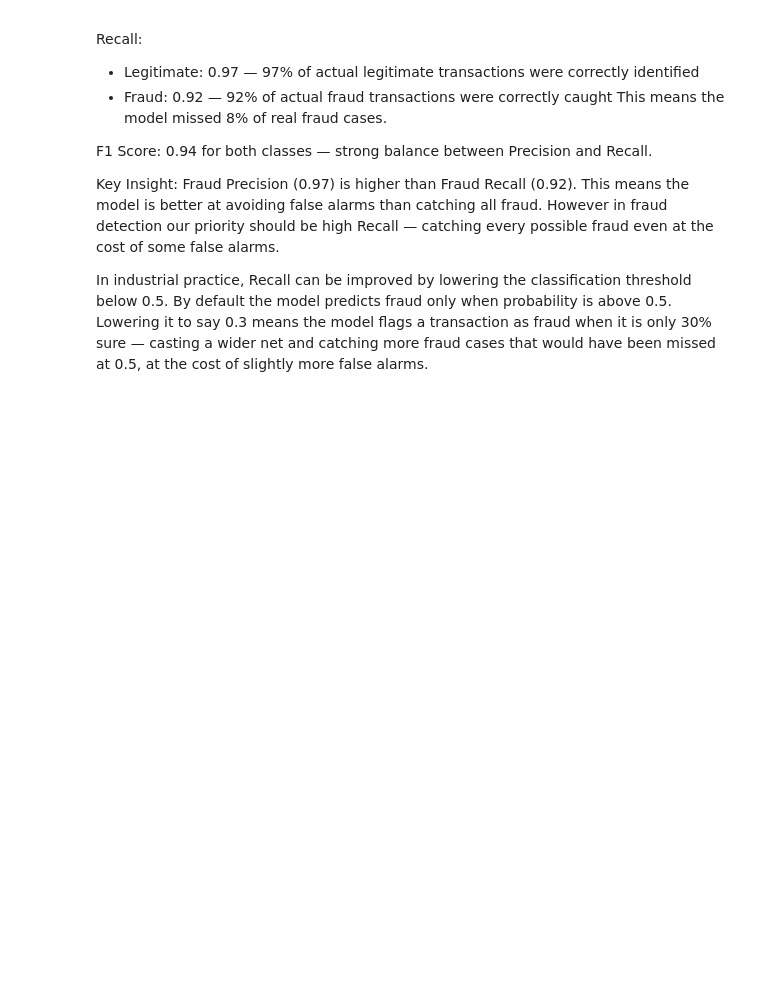
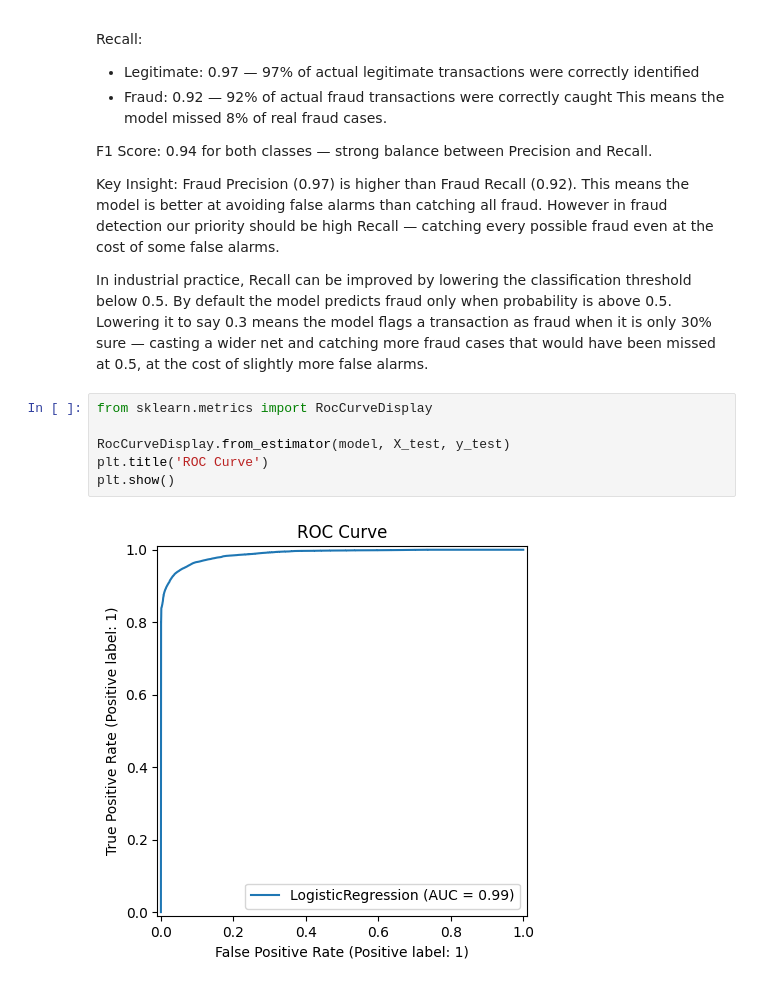
Before and after one commit to Jeeshan-Shrestha/Credit-Card-Fraud-Detection-Model, a Jupyter notebook: main.ipynb, the cells around one changed output. Cells and saved outputs as stored; diff of their text form; blank space fills up the shorter version.

```diff
--- a/main.ipynb
+++ b/main.ipynb
@@ -573,3 +573,11 @@ threshold below 0.5. By default the model predicts fraud only when probability
 is above 0.5. Lowering it to say 0.3 means the model flags a transaction as
 fraud when it is only 30% sure — casting a wider net and catching more fraud
 cases that would have been missed at 0.5, at the cost of slightly more false alarms.
+# %%
+from sklearn.metrics import RocCurveDisplay
+
+RocCurveDisplay.from_estimator(model, X_test, y_test)
+plt.title('ROC Curve')
+plt.show()
+# %% [output]
+[figure, added]
```
Also changed, not shown: parts of 4 cells of this notebook.
